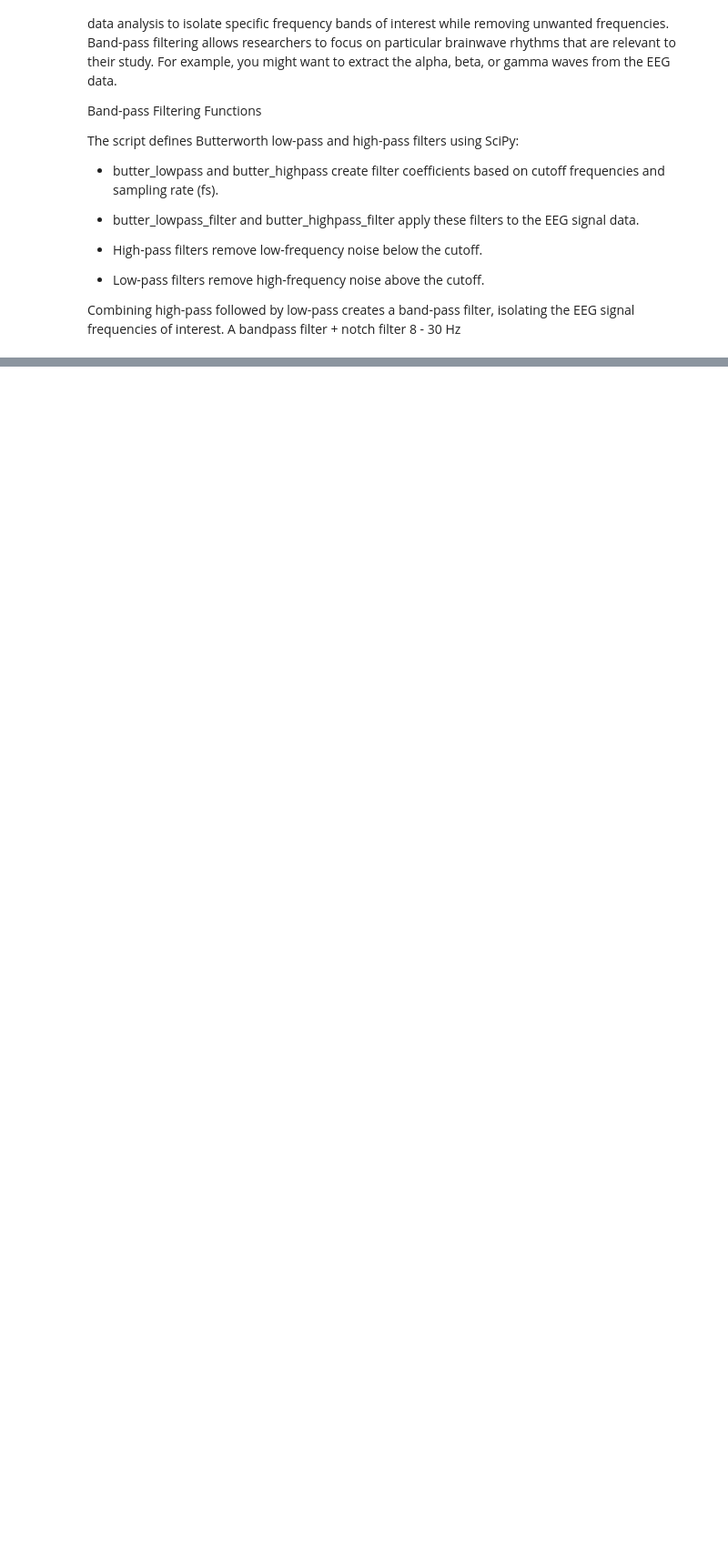
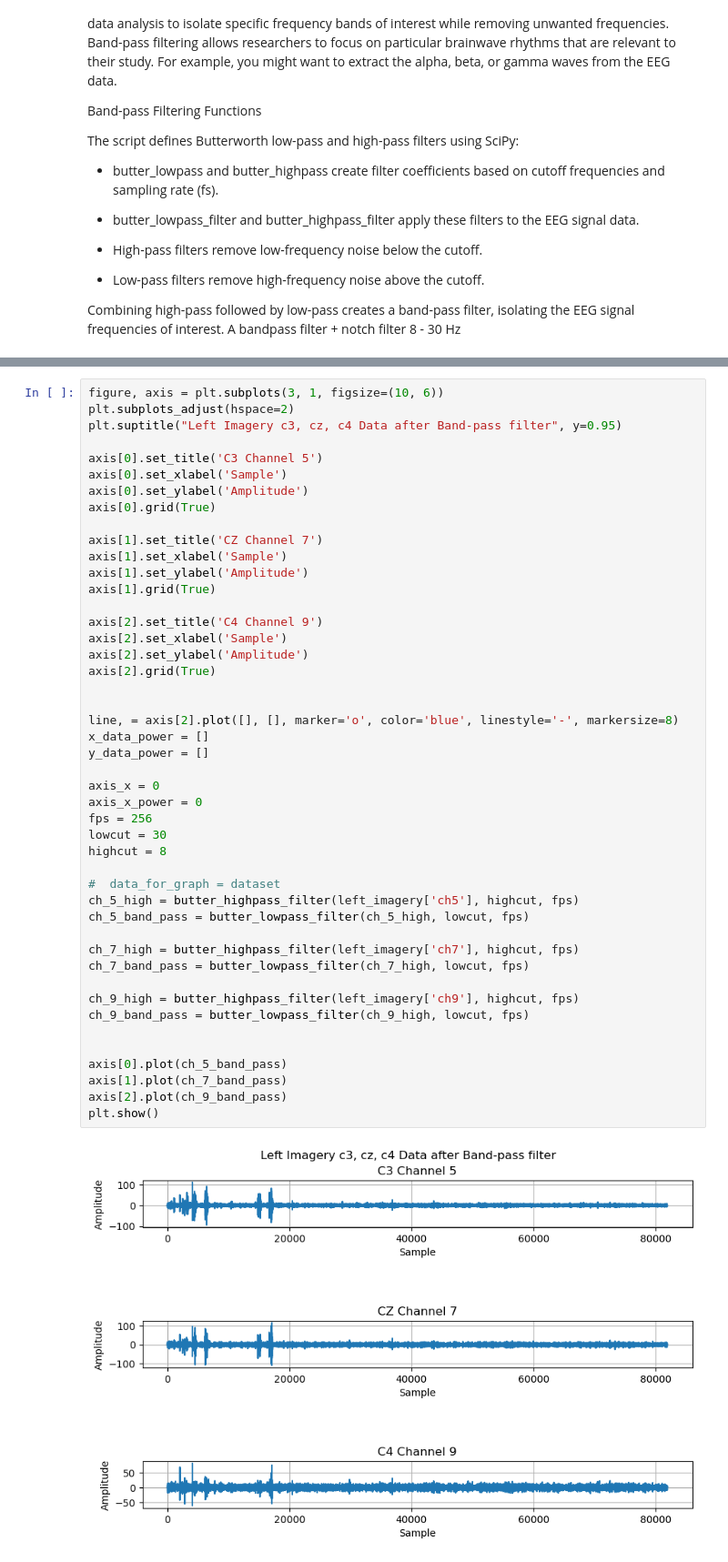
Before and after one commit to Jideco/stroke_rehab_data_analysis, a Jupyter notebook: 1_data_preparation_and_evaluation.ipynb, the cells around one changed output, grey strips where cells are left out. Shown at 91% size. Drawn from its saved outputs; the diff is of its cells as text; blank space fills up the shorter version.

```diff
--- a/1_data_preparation_and_evaluation.ipynb
+++ b/1_data_preparation_and_evaluation.ipynb
@@ -565,0 +568,48 @@ def butter_highpass_filter(data, cutoff, fs, order=5):
+# %%
+figure, axis = plt.subplots(3, 1, figsize=(10, 6))
+plt.subplots_adjust(hspace=2)
+plt.suptitle("Left Imagery c3, cz, c4 Data after Band-pass filter", y=0.95)
+
+axis[0].set_title('C3 Channel 5')
+axis[0].set_xlabel('Sample')
+axis[0].set_ylabel('Amplitude')
+axis[0].grid(True)
+
+axis[1].set_title('CZ Channel 7')
+axis[1].set_xlabel('Sample')
+axis[1].set_ylabel('Amplitude')
+axis[1].grid(True)
+
+axis[2].set_title('C4 Channel 9')
+axis[2].set_xlabel('Sample')
+axis[2].set_ylabel('Amplitude')
+axis[2].grid(True)
+
+
+line, = axis[2].plot([], [], marker='o', color='blue', linestyle='-', markersize=8)
+x_data_power = []
+y_data_power = []
+
+axis_x = 0
+axis_x_power = 0
+fps = 256
+lowcut = 30
+highcut = 8
+
+#  data_for_graph = dataset
+ch_5_high = butter_highpass_filter(left_imagery['ch5'], highcut, fps)
+ch_5_band_pass = butter_lowpass_filter(ch_5_high, lowcut, fps)
+
+ch_7_high = butter_highpass_filter(left_imagery['ch7'], highcut, fps)
+ch_7_band_pass = butter_lowpass_filter(ch_7_high, lowcut, fps)
+
+ch_9_high = butter_highpass_filter(left_imagery['ch9'], highcut, fps)
+ch_9_band_pass = butter_lowpass_filter(ch_9_high, lowcut, fps)
+
+
+axis[0].plot(ch_5_band_pass)
+axis[1].plot(ch_7_band_pass)
+axis[2].plot(ch_9_band_pass)
+plt.show()
+# %% [output]
+[figure, added]
```
Also changed, not shown: parts of 11 cells of this notebook.
